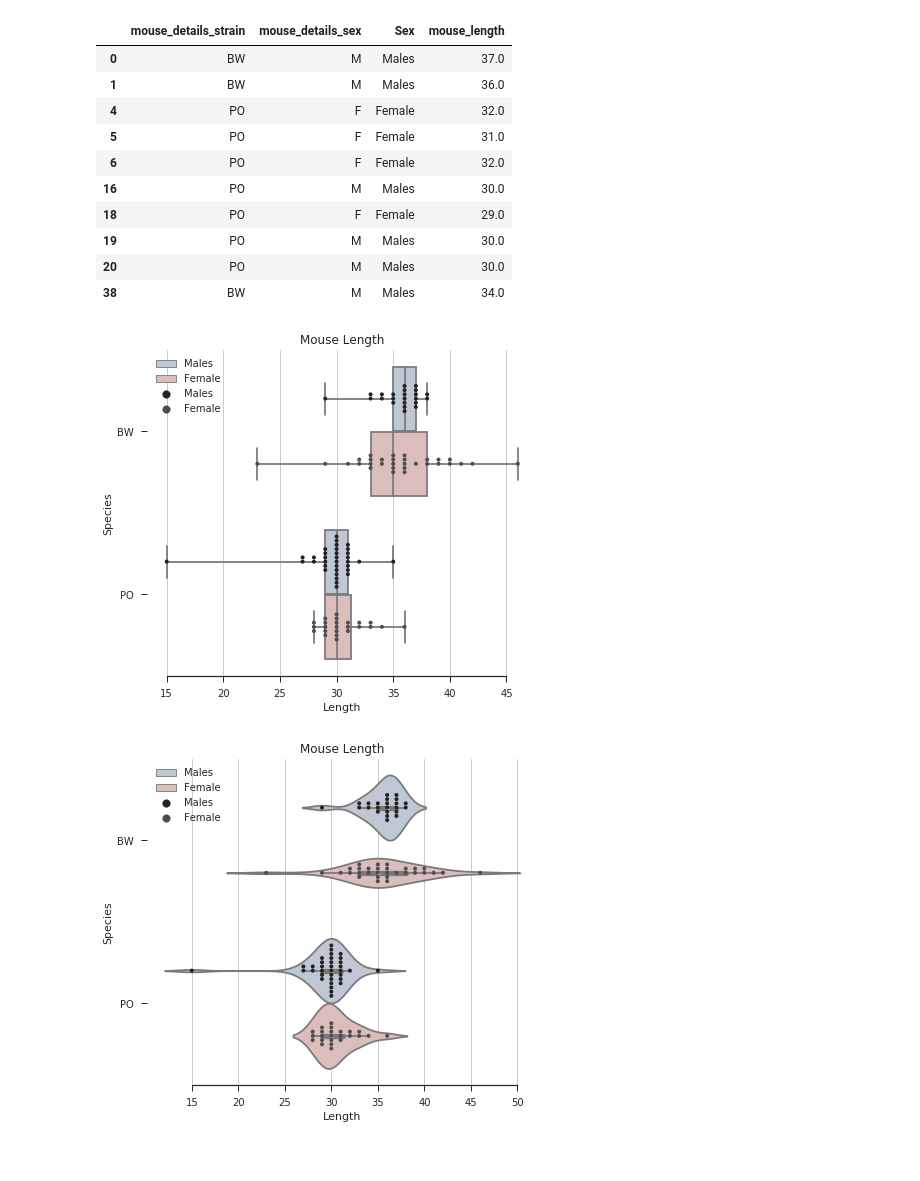
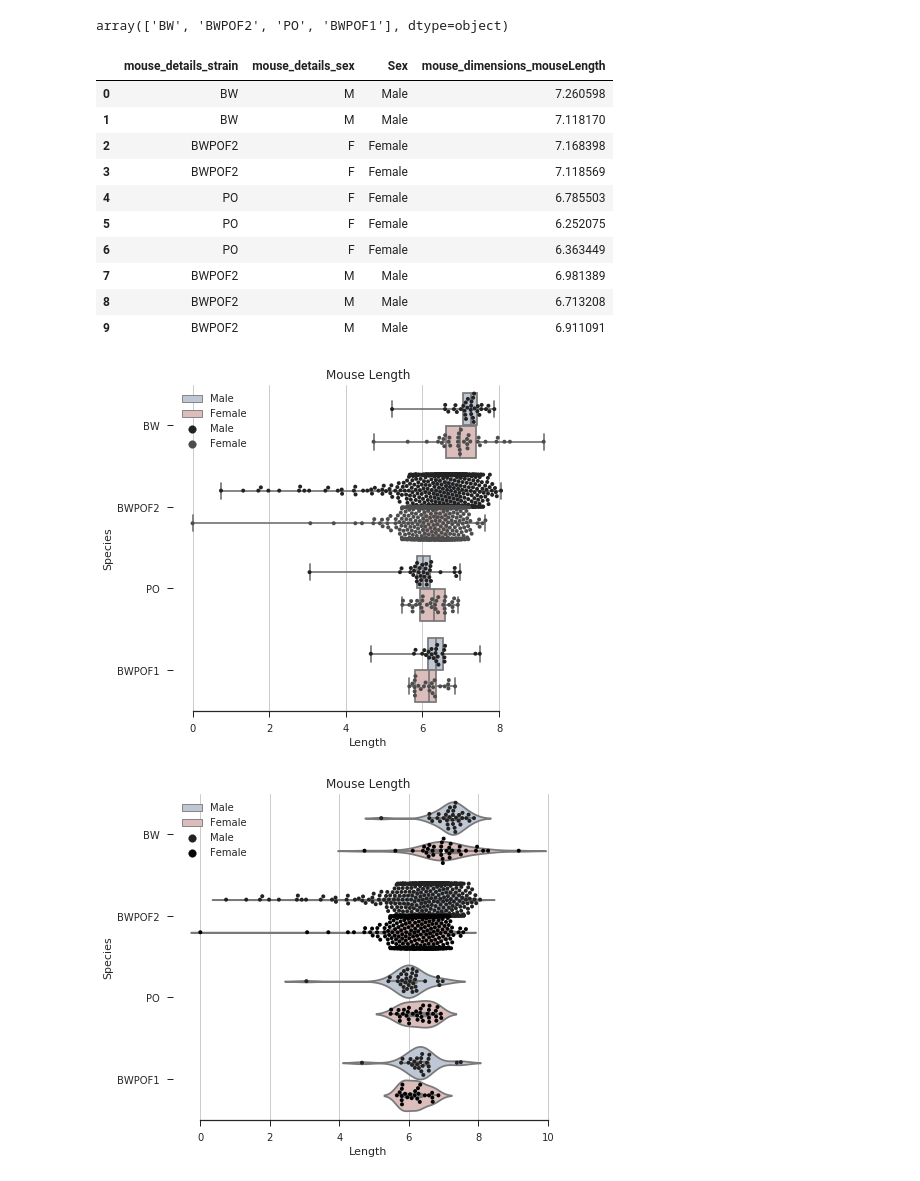
Before and after one commit to zachbogart/mice_behavior_capstone, a Jupyter notebook: process_data/results/ViolinPlot_designs.ipynb, the cells around one changed output. Saved outputs shown, nothing was run; the diff lists cells and outputs as text; code cells hidden in the pictures.

```diff
--- a/process_data/results/ViolinPlot_designs.ipynb
+++ b/process_data/results/ViolinPlot_designs.ipynb
@@ -5,26 +5,30 @@ import pandas as pd
 import numpy as np
 # %%
 df = pd.read_csv('all_the_data.csv')
+# %%
+df.mouse_details_strain.unique()
+# %% [output]
+array(['BW', 'BWPOF2', 'PO', 'BWPOF1'], dtype=object)
 # %%
 df = df[df.mouse_details_sex.isin(['M', 'F'])]
-df = df[df.mouse_details_strain.isin(['BW', 'PO'])]
-df['Sex'] = df['mouse_details_sex'].apply(lambda x: 'Males' if x == 'M' else 'Female')
+df = df[df.mouse_details_strain.isin(['BW', 'PO', 'BWPOF1', 'BWPOF2'])]
+df['Sex'] = df['mouse_details_sex'].apply(lambda x: 'Male' if x == 'M' else 'Female')
 # %%
-var = 'mouse_length'
+var = 'mouse_dimensions_mouseLength'
 df_2 = df[['mouse_details_strain', 'mouse_details_sex', 'Sex', var]]
 df_2.head(10)
 # %% [output]
-|  | mouse_details_strain | mouse_details_sex | Sex | mouse_length |
-| 0 | BW | M | Males | 37.0 |
-| 1 | BW | M | Males | 36.0 |
-| 4 | PO | F | Female | 32.0 |
-| 5 | PO | F | Female | 31.0 |
-| 6 | PO | F | Female | 32.0 |
-| 16 | PO | M | Males | 30.0 |
-| 18 | PO | F | Female | 29.0 |
-| 19 | PO | M | Males | 30.0 |
-| 20 | PO | M | Males | 30.0 |
-| 38 | BW | M | Males | 34.0 |
+|  | mouse_details_strain | mouse_details_sex | Sex | mouse_dimensions_mouseLength |
+| 0 | BW | M | Male | 7.260598 |
+| 1 | BW | M | Male | 7.118170 |
+| 2 | BWPOF2 | F | Female | 7.168398 |
+| 3 | BWPOF2 | F | Female | 7.118569 |
+| 4 | PO | F | Female | 6.785503 |
+| 5 | PO | F | Female | 6.252075 |
+| 6 | PO | F | Female | 6.363449 |
+| 7 | BWPOF2 | M | Male | 6.981389 |
+| 8 | BWPOF2 | M | Male | 6.713208 |
+| 9 | BWPOF2 | M | Male | 6.911091 |
 # %%
 sns.set(style="ticks")
 
@@ -46,26 +50,26 @@ ax.legend(loc=2)
 ax.set(ylabel="Species", xlabel = "Length")
 sns.despine(trim=True, left=True)
 # %% [output]
-[figure, old version]
+[figure, new version]
 # %%
 sns.set(style="ticks")
 
 # Initialize the figure with a logarithmic x axis
 f, ax = plt.subplots(figsize=(7, 6))
 
 # Plot the orbital period with horizontal boxes
 sns.violinplot(x=var, y="mouse_details_strain", hue = 'Sex', data=df,
             whis="range", palette="vlag")
 
 # Add in points to show each observation
 sns.swarmplot(x=var, y="mouse_details_strain", hue = 'Sex', data=df,
-              size=4, color=".3", dodge = True, linewidth=0)
+              size=4, color=".01", dodge = True, linewidth=0)
 
 # Tweak the visual presentation
 ax.set_title("Mouse Length")
 ax.xaxis.grid(True)
 ax.legend(loc=2)
 ax.set(ylabel="Species", xlabel = "Length")
 sns.despine(trim=True, left=True)
 # %% [output]
-[figure, old version]
+[figure, new version]
```
Also changed, not shown: parts of 5 cells of this notebook.
